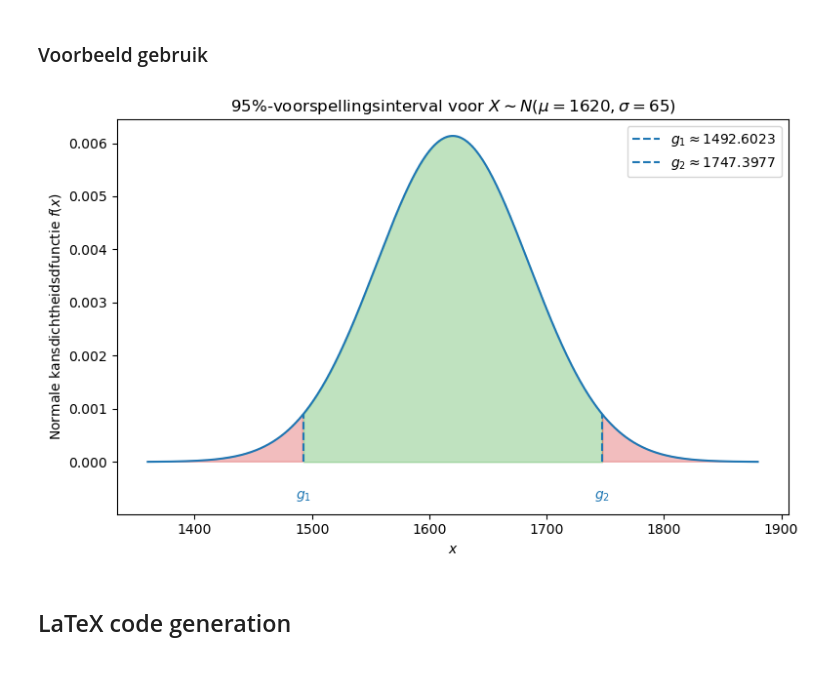
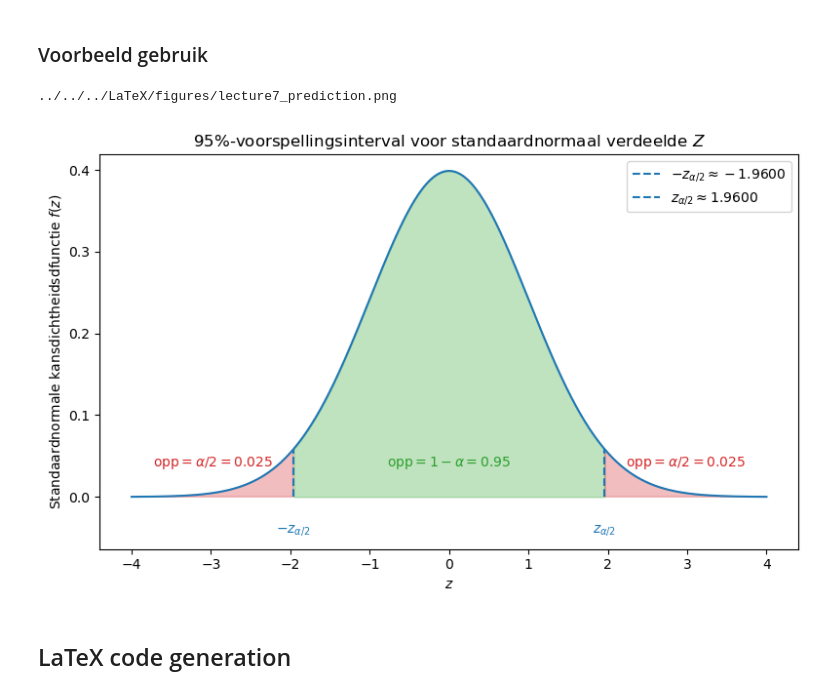
Before and after one commit to DBlom96/Statistiek, a Jupyter notebook: Python/statistics_utils/notebooks/estimation.ipynb, the cells around one changed output. Cells and saved outputs as stored; diff of their text form; code cells hidden in the pictures.

```diff
--- a/Python/statistics_utils/notebooks/estimation.ipynb
+++ b/Python/statistics_utils/notebooks/estimation.ipynb
@@ -204,13 +204,20 @@ def prediction_interval_normal(mu=0, sigma=1, alpha=0.05, width=8, height=5, fil
     ytext, offset = get_y_annotation(ax)
     ax.set_ylim(ymin - 2 * offset, ymax)
 
-    ax.plot([left, left], [0, norm.pdf(left, mu, sigma)], color=primary_plot_color, linestyle='--', label = f"$g_1 \\approx {pretty_print(left)}$")
-    ax.text(left, ytext, "$g_1$", color=primary_plot_color, ha="center", va="center")
+    ax.plot([left, left], [0, norm.pdf(left, mu, sigma)], color=primary_plot_color, linestyle='--', label = f"$-z_{{\\alpha/2}} \\approx {pretty_print(left)}$")
+    ax.text(left, ytext, "$-z_{\\alpha/2}$", color=primary_plot_color, ha="center", va="center")
+    ax.text( (xmin+left) / 2, -ytext, f"opp$=\\alpha/2={alpha/2}$", color=critical_color, ha="center", va="center")
 
-    ax.plot([right, right], [0, norm.pdf(right, mu, sigma)], color=primary_plot_color, linestyle='--', label = f"$g_2 \\approx {pretty_print(right)}$")
-    ax.text(right, ytext, "$g_2$", color=primary_plot_color, ha="center", va="center")
+    ax.text( (left+right) / 2, -ytext, f"opp$=1-\\alpha={1-alpha}$", color=acceptable_color, ha="center", va="center")
 
-    ax.set_title(f'${confidence_percentage}\\%$-voorspellingsinterval voor ${variable_name} \\sim N(\\mu={mu}, \\sigma={sigma})$')
+    ax.plot([right, right], [0, norm.pdf(right, mu, sigma)], color=primary_plot_color, linestyle='--', label = f"$z_{{\\alpha/2}} \\approx {pretty_print(right)}$")
+    ax.text(right, ytext, "$z_{\\alpha/2}$", color=primary_plot_color, ha="center", va="center")
+    ax.text( (xmax+right) / 2, -ytext, f"opp$=\\alpha/2={alpha/2}$", color=critical_color, ha="center", va="center")
+
+    if mu == 0 and sigma == 1:
+        ax.set_title(f'${confidence_percentage}\\%$-voorspellingsinterval voor standaardnormaal verdeelde ${variable_name}$')
+    else:
+        ax.set_title(f'${confidence_percentage}\\%$-voorspellingsinterval voor normaal verdeelde ${variable_name}$ met parameters $\\mu={mu}$ en $\\sigma={sigma}$')
     # plt.title(f"Voorspellingsinterval: $[{left:.4f}, {right:.4f}]$")
 
     if variable_name == "Z":
@@ -228,9 +235,11 @@ def prediction_interval_normal(mu=0, sigma=1, alpha=0.05, width=8, height=5, fil
 # %% [markdown]
 ### Voorbeeld gebruik
 # %%
-prediction_interval_normal(mu=1620, sigma=65, alpha=0.05, filename=FIGURE_PATH + "test_prediction_interval.png")
+print(FIGURE_PATH + "lecture7_prediction.png")
+prediction_interval_normal(mu=0, sigma=1, alpha=0.05, filename=FIGURE_PATH + "lecture7_prediction.png")
 # %% [output]
+../../../LaTeX/figures/lecture7_prediction.png
-[figure, old version]
+[figure, new version]
 # %% [markdown]
 ## LaTeX code generation
 # %%
```
Also changed, not shown: parts of 4 cells of this notebook, 2 other files.
